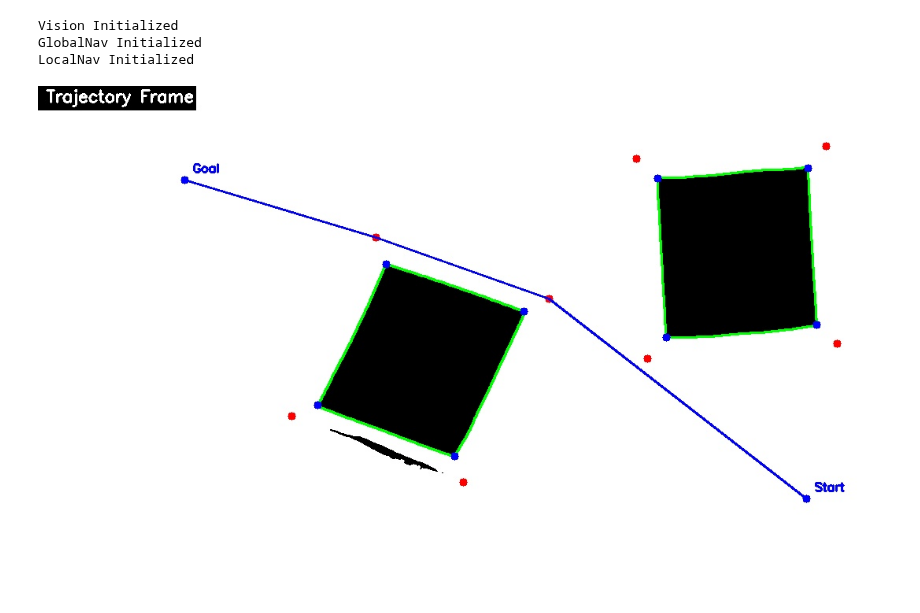
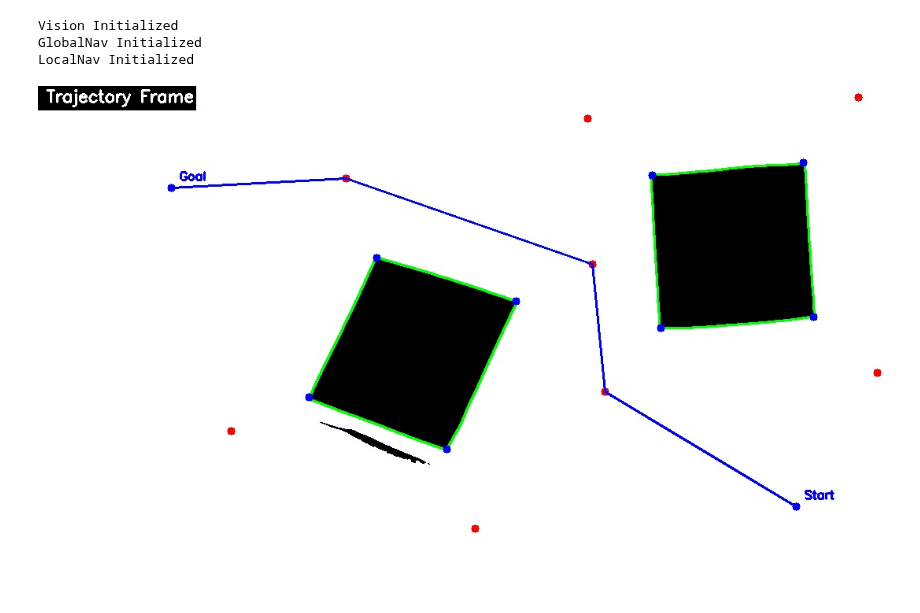
Before and after one commit to rayangdn/thymio-epfl, a Jupyter notebook: group_T46_report.ipynb, the cells around one changed output. Saved outputs shown, nothing was run; the diff lists cells and outputs as text; code cells hidden in the pictures.

Commit message:
added security margin, rewrite code for simplicity, ...

```diff
--- a/group_T46_report.ipynb
+++ b/group_T46_report.ipynb
@@ -12,6 +12,9 @@ from utils import utils
 # Load the configuration file
 with open('config/config.yaml', 'r') as file:
     config = yaml.safe_load(file)
+
+# Simulation configuration
+simulation_enabled = config['simulation']
 
 # Controller configuration
 angle_tolerance = config['controller']['angle_tolerance'] #degrees
@@ -30,6 +33,7 @@ aruco_size = config['world']['aruco_size'] #mm
 
 # Thymio configuration
 thymio_size = config['thymio']['size'] #mm
+security_margin = config['thymio']['margin'] #mm
 
 # Webcam configuration
 webcam_device_id = config['webcam']['device_id']
@@ -55,8 +59,10 @@ global_nav = GlobalNav(
     world_height=world_height,
     obstacle_min_area=obstacle_min_area,
     thymio_size=thymio_size,
+    security_margin=security_margin,
     scale_factor=scale_factor,
     aruco_size=aruco_size
+
 )
 
 local_nav = LocalNav(
@@ -85,43 +91,34 @@ try:
     # Try connecting to the webcam
     display(f"Trying to connect to device {webcam_device_id}...")
     if not vision.connect_webcam():
         display("Could not find webcam on any device ID. Please check connection.")
         exit(1)
     else:
         display(f"Successfully connected to device {webcam_device_id}")
 
     while not got_trajectory:
         original_frame, process_frame, thymio_init_pos_pixels, thymio_init_orientation_rad, goal_pos_pixels= vision.get_frame()
 
-        trajectory_frame, trajectory_pos_pixels, obstacles_pos_pixels, got_trajectory = global_nav.get_trajectory(process_frame, thymio_init_pos_pixels, goal_pos_pixels)
+        trajectory_frame, trajectory_pos_mm, obstacles_pos_mm, got_trajectory = global_nav.get_trajectory(process_frame, thymio_init_pos_pixels, goal_pos_pixels)
 
-        # # Convert obstacles points to mm
-        # if obstacles_pos_pixels is not None:
-        #     obstacles_pos_mm = {
-        #         key: np.array([[utils.pixels_to_mm(point[0], scale_factor), utils.pixels_to_mm(point[1], scale_factor)] for point in points]) for key, points in obstacles_pos_pixels.items()
-        #     }
-
-        # # Convert trajectory points to mm
-        # if trajectory_pos_pixels is not None:
-        #     trajectory_pos_mm = np.array([[utils.pixels_to_mm(point[0], scale_factor), utils.pixels_to_mm(point[1], scale_factor)] for point in trajectory_pos_pixels])
-
+        # Convert thymio pos from pixels to mm
         if np.any(thymio_init_pos_pixels != 0):  # If thymio is detected
             thymio_init_pos_mm = np.array([
                 utils.pixels_to_mm(thymio_init_pos_pixels[0], scale_factor),
                 utils.pixels_to_mm(thymio_init_pos_pixels[1], scale_factor)
             ])
 
         utils.display_frames(original_frame, process_frame, None)
         time.sleep(0.1)
 
 except KeyboardInterrupt:
     display("User interrupted the kernel. Closing the webcam...")
 
 finally:
     # Release resources
     vision.cleanup_webcam()
     time.sleep(1)
     utils.display_frames(None, None, trajectory_frame)
 # %% [output]
-[figure, old version]
+[figure, new version]
 # %%
```
Also changed, not shown: parts of 2 cells of this notebook, 4 other files.
